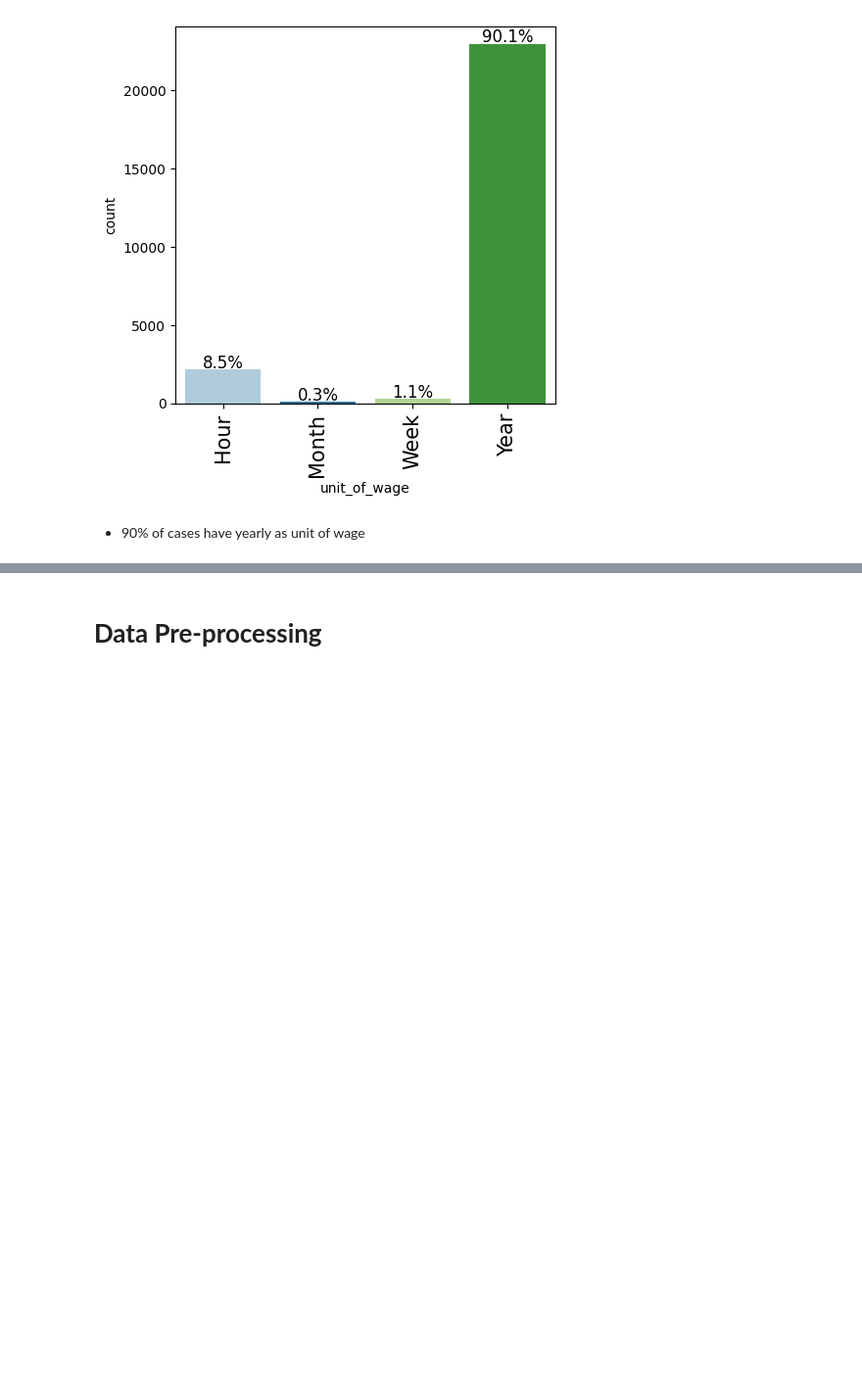
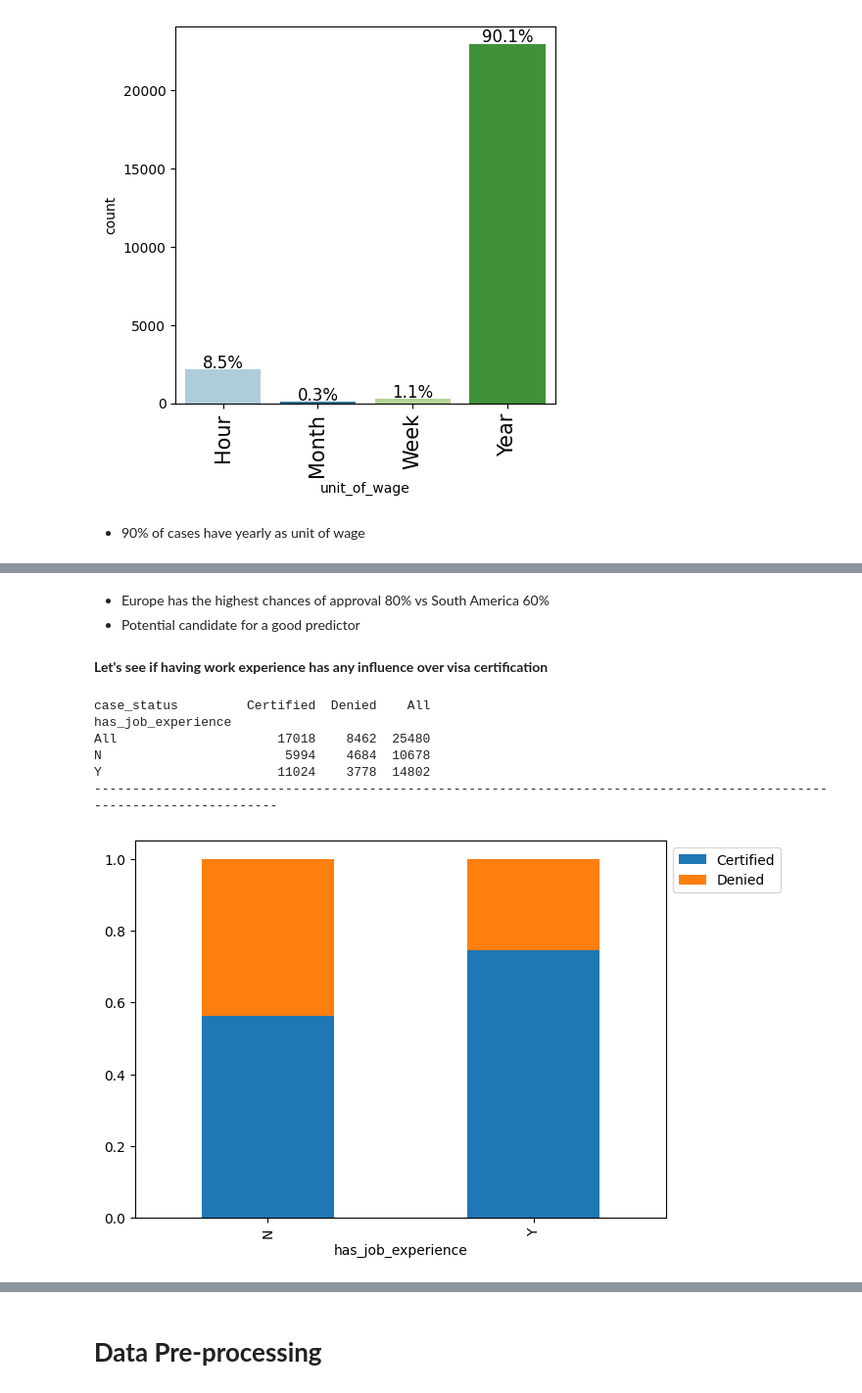
Before and after one commit to uday-d4/UTAI_AdvancedMachineLearningProject, a Jupyter notebook: Project_Full_Code_Notebook_EasyVisa (1).ipynb, the cells around one changed output, grey strips where cells are left out. Shown at 98% size. Drawn from its saved outputs; the diff is of its cells as text; code cells hidden in the pictures; blank space fills up the shorter version.

```diff
--- a/Project_Full_Code_Notebook_EasyVisa (1).ipynb
+++ b/Project_Full_Code_Notebook_EasyVisa (1).ipynb
@@ -504,0 +625,15 @@ labeled_barplot(df, "unit_of_wage", perc=True)
+# %% [markdown]
+* Europe has the highest chances of approval 80% vs South America 60%
+* Potential candidate for a good predictor
+# %% [markdown]
+**Let's see if having work experience has any influence over visa certification**
+# %%
+stacked_barplot(df, "has_job_experience", "case_status")
+# %% [output]
+case_status         Certified  Denied    All
+has_job_experience
+All                     17018    8462  25480
+N                        5994    4684  10678
+Y                       11024    3778  14802
+------------------------------------------------------------------------------------------------------------------------
+[figure, added]
```
Also changed, not shown: parts of 25 cells of this notebook.
